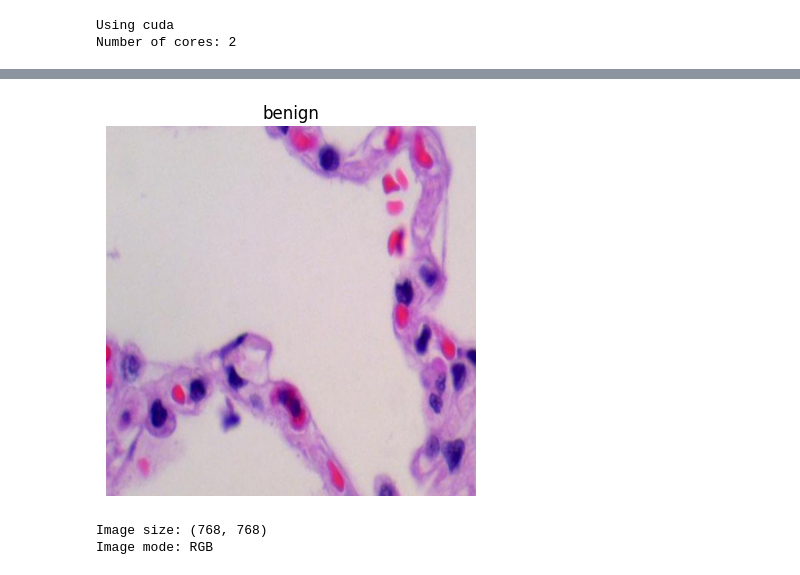
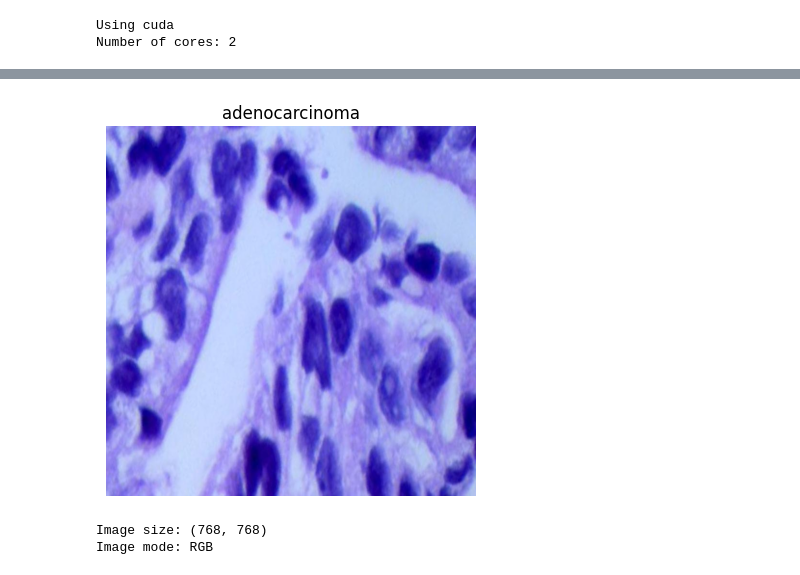
Before and after one commit to LorenzoMioso/VisualIntelligence, a Jupyter notebook: CNN/main_cnn_test.ipynb, the cells around one changed output, grey strips where cells are left out. Saved outputs shown, nothing was run; the diff lists cells and outputs as text; code cells hidden in the pictures.

```diff
--- a/CNN/main_cnn_test.ipynb
+++ b/CNN/main_cnn_test.ipynb
@@ -150,22 +202,20 @@ train_splits = pd.read_csv(basedir + "train_splits.csv")
 val_splits = pd.read_csv(basedir + "val_splits.csv")
 # %%
 # image inspection
+def inspect_image_randomly(df, dataset_path = "dataset"):
+    idx = random.choice(range(len(df)))
+    image = Image.open(f"{dataset_path}/{df.iloc[idx]['class']}/{df.iloc[idx]['filename']}")
+    plt.imshow(image)
+    plt.title(df.iloc[idx]["class"])
+    plt.axis("off")
+    plt.show()
+    # print metadata
+    print(f"Image size: {image.size}")
+    print(f"Image mode: {image.mode}")
 
-random.seed(42)
-idx = random.choice(range(len(df)))
-image = Image.open(f"dataset/{df.iloc[idx]['class']}/{df.iloc[idx]['filename']}")
-plt.imshow(image)
-
-
-plt.title(df.iloc[idx]["class"])
-plt.axis("off")
-plt.show()
-
-# print metadata
-print(f"Image size: {image.size}")
-print(f"Image mode: {image.mode}")
+inspect_image_randomly(df)
 # %% [output]
-[figure, old version]
+[figure, new version]
 Image size: (768, 768)
 Image mode: RGB
 # %%
```
Also changed, not shown: parts of 23 cells of this notebook.
